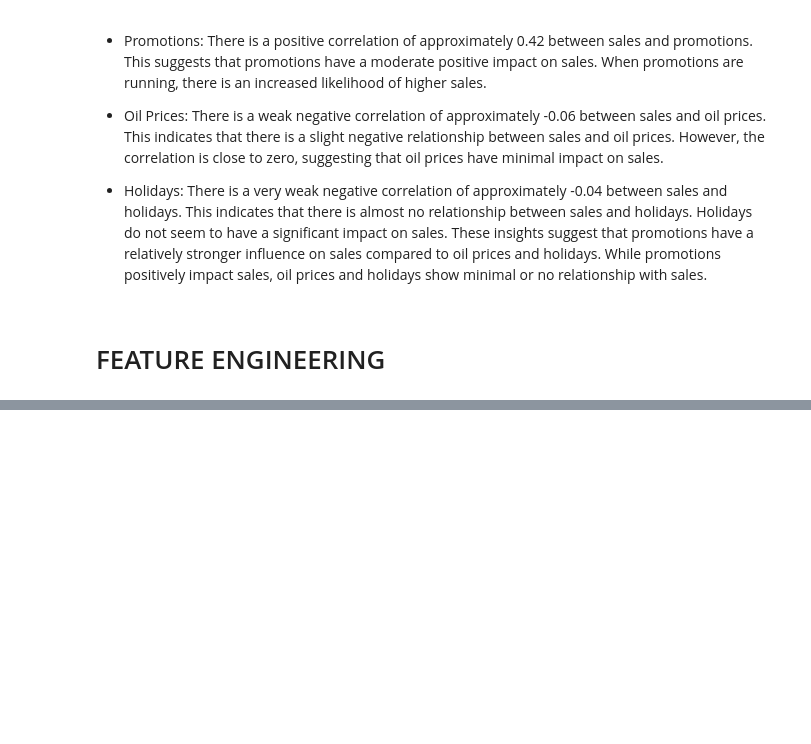
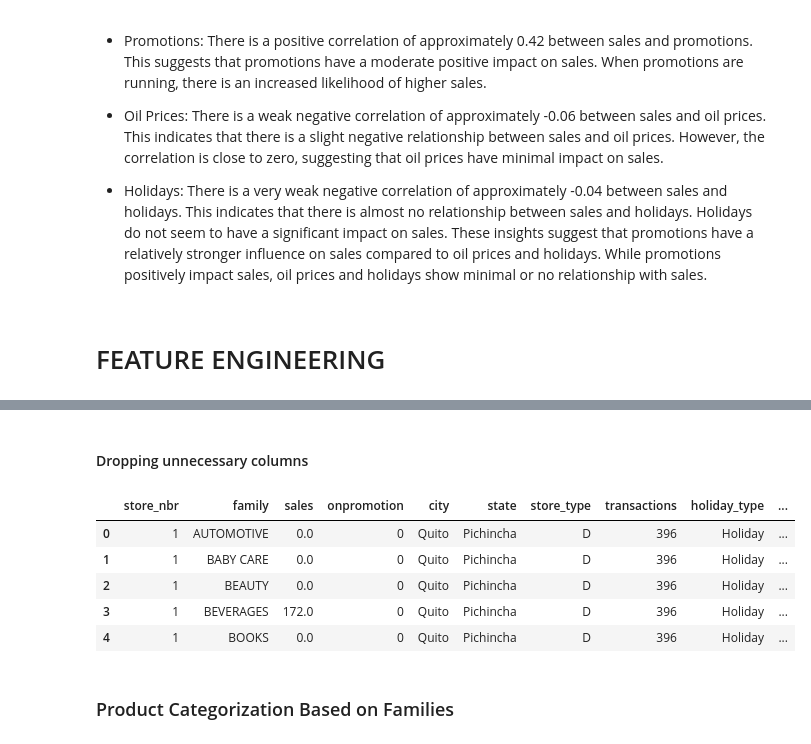
Before and after one commit to qochieng/Favorita-Store-Sales, a Jupyter notebook: favorita.ipynb, the cells around one changed output, grey strips where cells are left out. Cells and saved outputs as stored; diff of their text form; code cells hidden in the pictures; blank space fills up the shorter version.

```diff
--- a/favorita.ipynb
+++ b/favorita.ipynb
@@ -842,0 +854,8 @@ These insights suggest that promotions have a relatively stronger influence on s
+# %%
+# To extract the days from the date column
+
+data['day'] = data['date'].dt.day
+data['Month'] = data['date'].dt.month
+data['month_name'] = data['date'].dt.month_name()
+
+data.drop(columns='month',inplace=True)
@@ -843 +869,16 @@ These insights suggest that promotions have a relatively stronger influence on s
+# %% [markdown]
+#### Dropping unnecessary columns
+# %%
+data = data.drop(columns=['id','date','cluster','locale','locale_name','description','transferred','month_name'])
+
+data.head()
+# %% [output]
+|  | store_nbr | family | sales | onpromotion | city | state | store_type | transactions | holiday_type | ... |
+| 0 | 1 | AUTOMOTIVE | 0.0 | 0 | Quito | Pichincha | D | 396 | Holiday | ... |
+| 1 | 1 | BABY CARE | 0.0 | 0 | Quito | Pichincha | D | 396 | Holiday | ... |
+| 2 | 1 | BEAUTY | 0.0 | 0 | Quito | Pichincha | D | 396 | Holiday | ... |
+| 3 | 1 | BEVERAGES | 172.0 | 0 | Quito | Pichincha | D | 396 | Holiday | ... |
+| 4 | 1 | BOOKS | 0.0 | 0 | Quito | Pichincha | D | 396 | Holiday | ... |
+# %% [markdown]
+### Product Categorization Based on Families
 # %%
```
Also changed, not shown: parts of 30 cells of this notebook.
